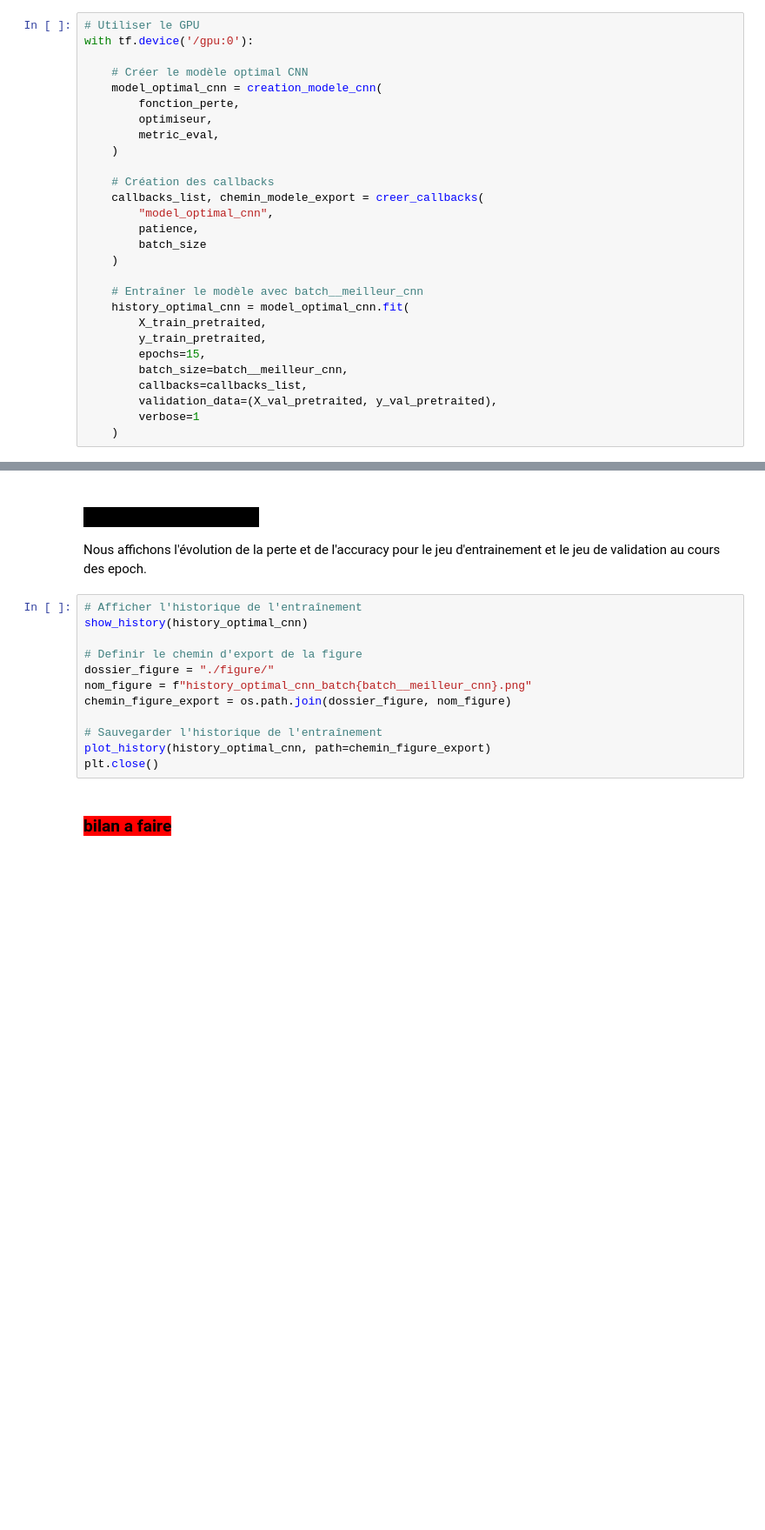
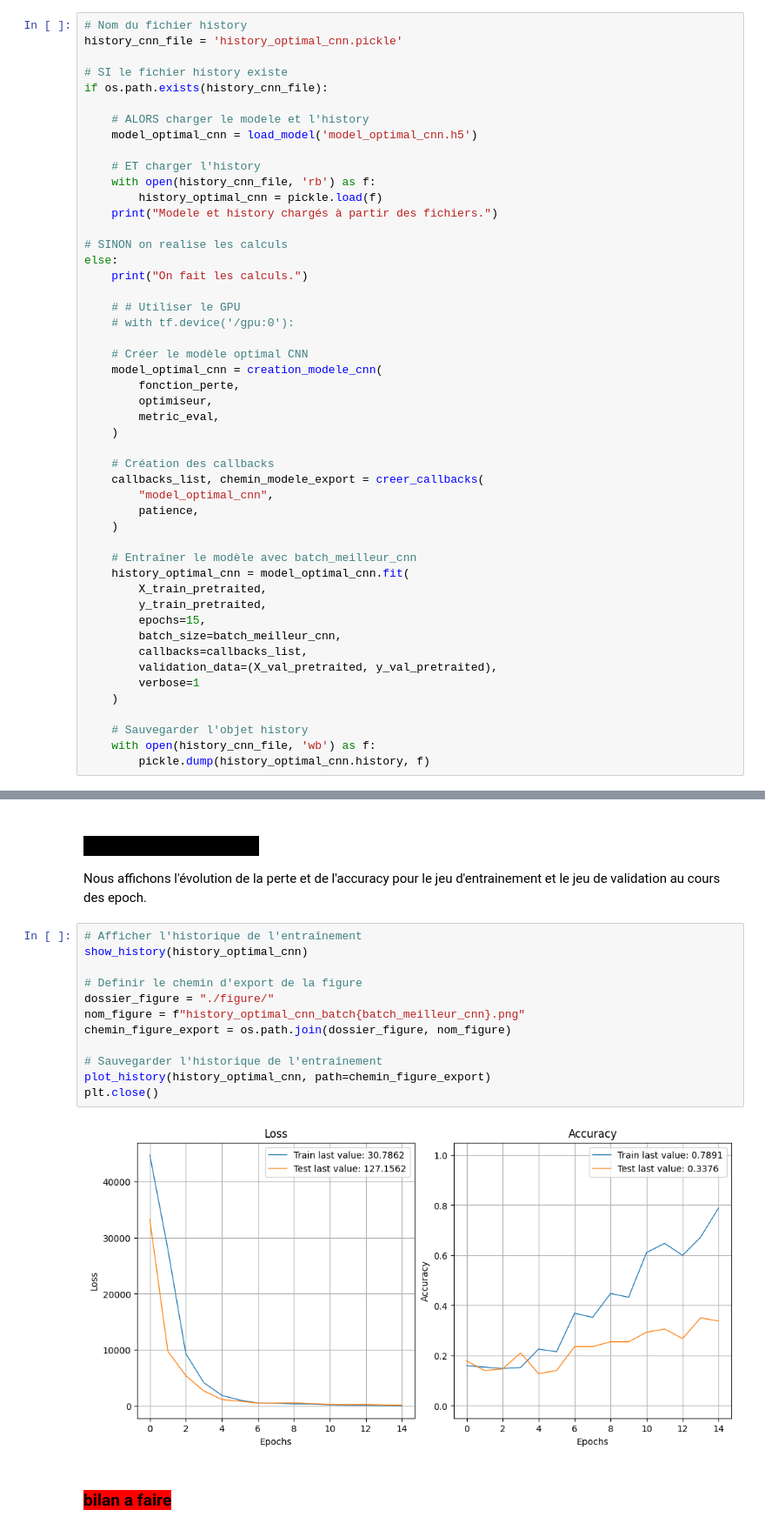
Before and after one commit to pierrickBERTHE/PB6-Classification_automatique_de_produits, a Jupyter notebook: berthe_pierrick_3_notebook_classification_122023.ipynb, the cells around one changed output, grey strips where cells are left out. Shown: that part at 87% size. Saved outputs shown, nothing was run; the diff lists cells and outputs as text; blank space fills up the shorter version.

```diff
--- a/berthe_pierrick_3_notebook_classification_122023.ipynb
+++ b/berthe_pierrick_3_notebook_classification_122023.ipynb
@@ -1525,8 +1567,26 @@ resultat_cnn.style.apply(surligne_meilleur)
 
 Nous entrainons à nouveau le modèle avec le bon batch_size pour obtenir le modèle optimal.
 # %%
-# Utiliser le GPU
-with tf.device('/gpu:0'):
+# Nom du fichier history
+history_cnn_file = 'history_optimal_cnn.pickle'
+
+# SI le fichier history existe
+if os.path.exists(history_cnn_file):
+
+    # ALORS charger le modele et l'history
+    model_optimal_cnn = load_model('model_optimal_cnn.h5')
+
+    # ET charger l'history
+    with open(history_cnn_file, 'rb') as f:
+        history_optimal_cnn = pickle.load(f)
+    print("Modele et history chargés à partir des fichiers.")
+
+# SINON on realise les calculs
+else:
+    print("On fait les calculs.")
+
+    # # Utiliser le GPU
+    # with tf.device('/gpu:0'):
 
     # Créer le modèle optimal CNN
     model_optimal_cnn = creation_modele_cnn(
@@ -1539,16 +1599,19 @@ with tf.device('/gpu:0'):
     callbacks_list, chemin_modele_export = creer_callbacks(
         "model_optimal_cnn",
         patience,
-        batch_size
     )
 
-    # Entraîner le modèle avec batch__meilleur_cnn
+    # Entraîner le modèle avec batch_meilleur_cnn
     history_optimal_cnn = model_optimal_cnn.fit(
         X_train_pretraited,
         y_train_pretraited,
         epochs=15,
-        batch_size=batch__meilleur_cnn,
+        batch_size=batch_meilleur_cnn,
         callbacks=callbacks_list,
         validation_data=(X_val_pretraited, y_val_pretraited),
         verbose=1
     )
+
+    # Sauvegarder l'objet history
+    with open(history_cnn_file, 'wb') as f:
+        pickle.dump(history_optimal_cnn.history, f)
@@ -1559,15 +1640,17 @@ Nous affichons l'évolution de la perte et de l'accuracy pour le jeu d'entrainem
 # %%
 # Afficher l'historique de l'entraînement
 show_history(history_optimal_cnn)
 
 # Definir le chemin d'export de la figure
 dossier_figure = "./figure/"
-nom_figure = f"history_optimal_cnn_batch{batch__meilleur_cnn}.png"
+nom_figure = f"history_optimal_cnn_batch{batch_meilleur_cnn}.png"
 chemin_figure_export = os.path.join(dossier_figure, nom_figure)
 
 # Sauvegarder l'historique de l'entraînement
 plot_history(history_optimal_cnn, path=chemin_figure_export)
 plt.close()
+# %% [output]
+[figure, added]
 # %% [markdown]
 ### <span style='background:red'>bilan a faire</span>
 # %% [markdown]
```
Also changed, not shown: parts of 51 cells of this notebook.
